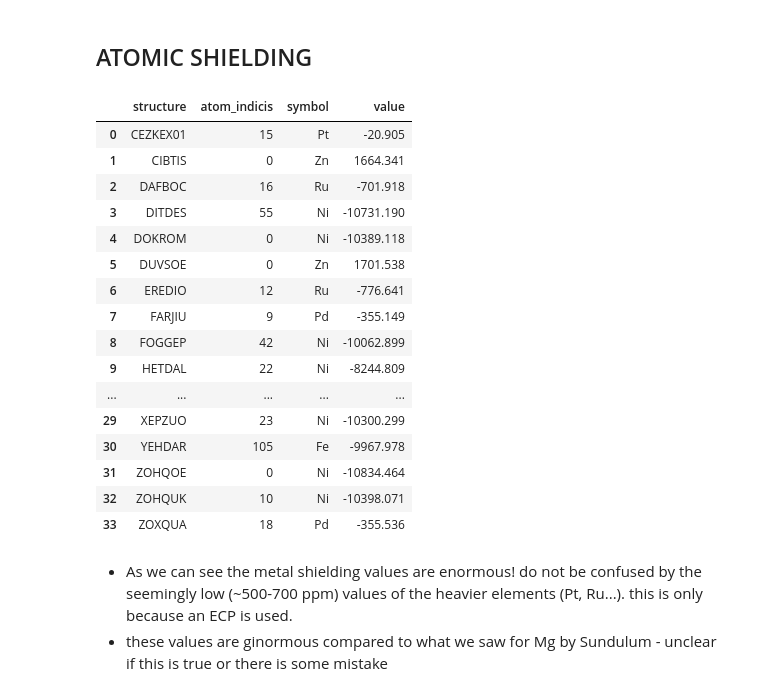
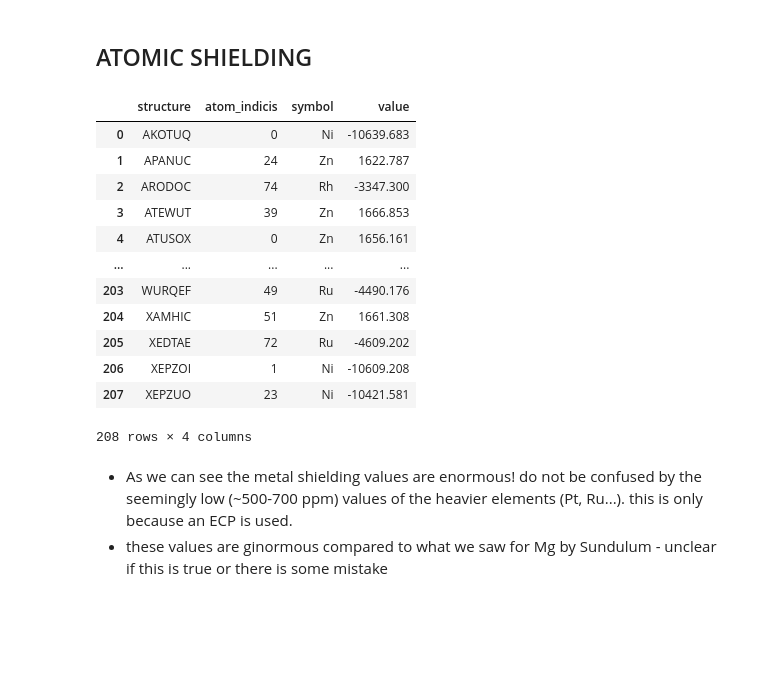
Before and after one commit to ajr15/PorCrystalStructures, a Jupyter notebook: notebooks/nmr.ipynb, the cells around one changed output. Saved outputs shown, nothing was run; the diff lists cells and outputs as text; code cells hidden in the pictures; blank space fills up the shorter version.

```diff
--- a/notebooks/nmr.ipynb
+++ b/notebooks/nmr.ipynb
@@ -247,41 +263,37 @@ raw_shielding["atomindex"] = raw_shielding["property"].apply(lambda s: re.findal
 raw_shielding["symbol"] = raw_shielding["property"].apply(lambda s: re.findall(r'\D+', s.split()[0])[0])
 raw_shielding = raw_shielding.drop(columns=["property"])
 # %%
-from src.sqlmodels import Substituent
-q = session.query(Substituent.structure, Substituent.atom_indicis).filter(Substituent.position == "metal")
+from src.sqlmodels import StructureSubstituents
+q = session.query(StructureSubstituents.structure, StructureSubstituents.atom_indicis).filter(StructureSubstituents.position == "metal")
 metal_shielding = pd.read_sql(q.statement, session.connection())
 # Ensure atomindex columns are of the same type for join
 metal_shielding["atom_indicis"] = metal_shielding["atom_indicis"].astype(int) - 1
 raw_shielding["atomindex"] = raw_shielding["atomindex"].astype(int)
 
 # Perform inner join on structure and atomindex/atom_indicis
 ajr = pd.merge(
     metal_shielding,
     raw_shielding,
     left_on=["structure", "atom_indicis"],
     right_on=["structure", "atomindex"],
     how="inner"
 )
 ajr = ajr[["structure", "atom_indicis", "symbol", "value"]]
 ajr
 # %% [output]
 |  | structure | atom_indicis | symbol | value |
-| 0 | CEZKEX01 | 15 | Pt | -20.905 |
-| 1 | CIBTIS | 0 | Zn | 1664.341 |
-| 2 | DAFBOC | 16 | Ru | -701.918 |
-| 3 | DITDES | 55 | Ni | -10731.190 |
-| 4 | DOKROM | 0 | Ni | -10389.118 |
-| 5 | DUVSOE | 0 | Zn | 1701.538 |
-| 6 | EREDIO | 12 | Ru | -776.641 |
-| 7 | FARJIU | 9 | Pd | -355.149 |
-| 8 | FOGGEP | 42 | Ni | -10062.899 |
-| 9 | HETDAL | 22 | Ni | -8244.809 |
+| 0 | AKOTUQ | 0 | Ni | -10639.683 |
+| 1 | APANUC | 24 | Zn | 1622.787 |
+| 2 | ARODOC | 74 | Rh | -3347.300 |
+| 3 | ATEWUT | 39 | Zn | 1666.853 |
+| 4 | ATUSOX | 0 | Zn | 1656.161 |
 | ... | ... | ... | ... | ... |
-| 29 | XEPZUO | 23 | Ni | -10300.299 |
-| 30 | YEHDAR | 105 | Fe | -9967.978 |
-| 31 | ZOHQOE | 0 | Ni | -10834.464 |
-| 32 | ZOHQUK | 10 | Ni | -10398.071 |
-| 33 | ZOXQUA | 18 | Pd | -355.536 |
+| 203 | WURQEF | 49 | Ru | -4490.176 |
+| 204 | XAMHIC | 51 | Zn | 1661.308 |
+| 205 | XEDTAE | 72 | Ru | -4609.202 |
+| 206 | XEPZOI | 1 | Ni | -10609.208 |
+| 207 | XEPZUO | 23 | Ni | -10421.581 |
+208 rows × 4 columns
 # %% [markdown]
 - As we can see the metal shielding values are enormous! do not be confused by the seemingly low (~500-700 ppm) values of the heavier elements (Pt, Ru...). this is only because an ECP is used.
 - these values are ginormous compared to what we saw for Mg by Sundulum - unclear if this is true or there is some mistake
```
Also changed, not shown: parts of 10 cells of this notebook, 8 other files.
